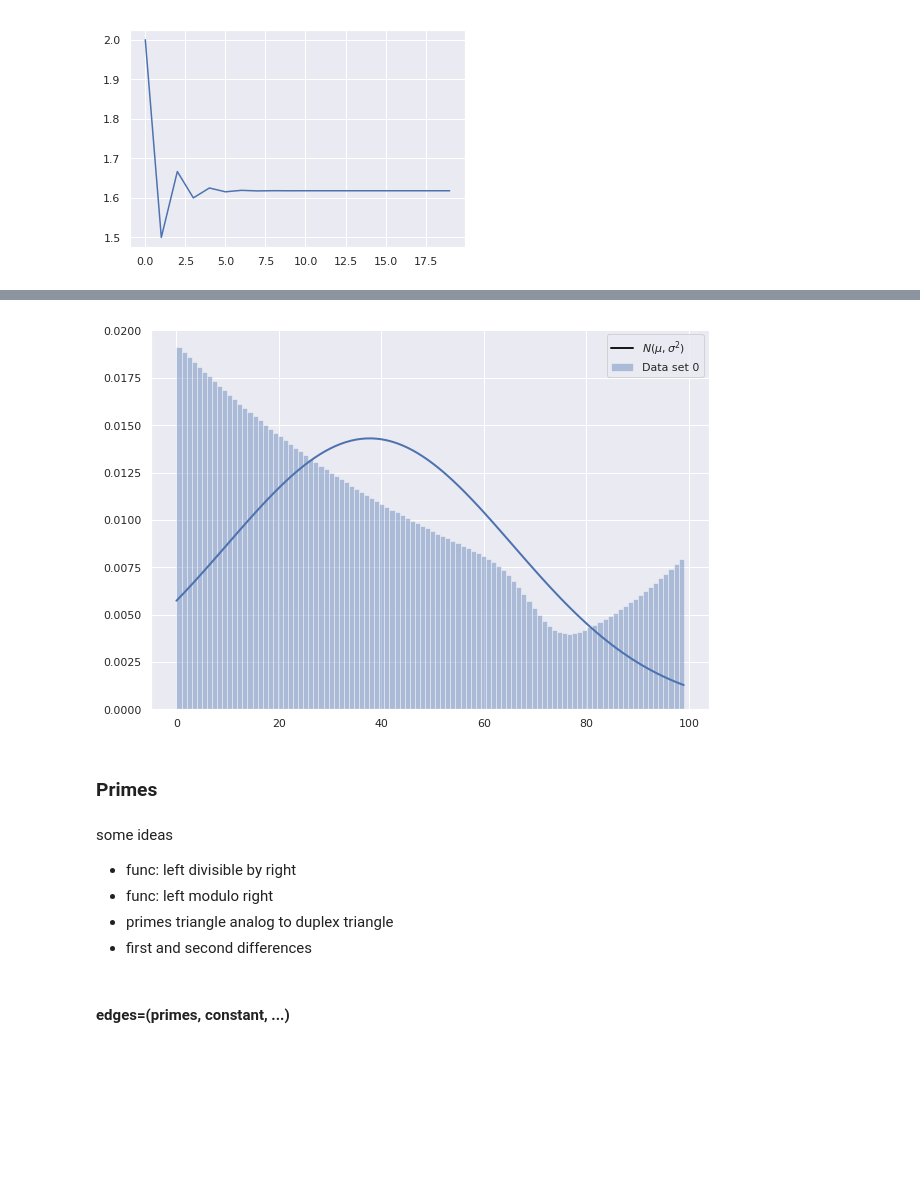
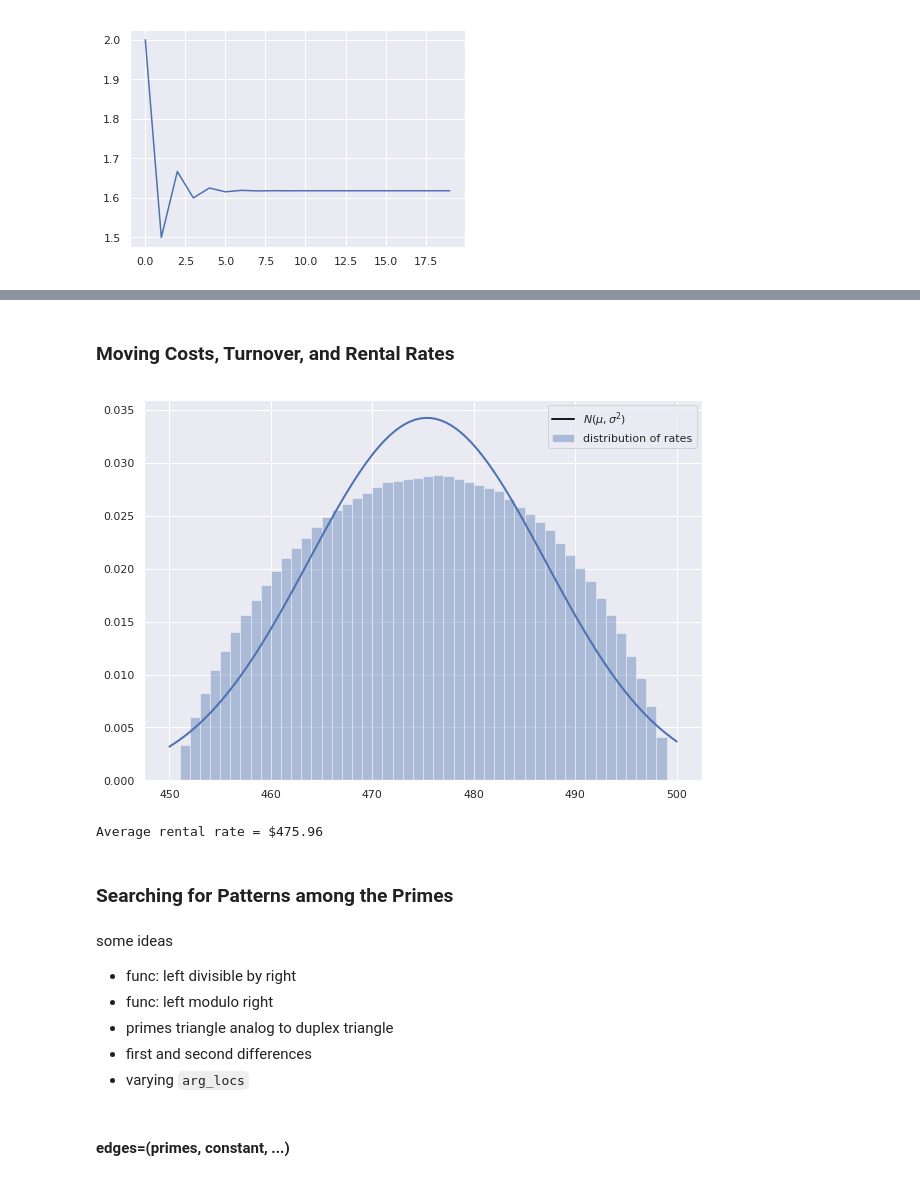
Before and after one commit to tedteske/ndplex, a Jupyter notebook: ndplex_array.ipynb, the cells around one changed output, grey strips where cells are left out. Drawn from its saved outputs; the diff is of its cells as text; code cells hidden in the pictures; blank space fills up the shorter version.

```diff
--- a/ndplex_array.ipynb
+++ b/ndplex_array.ipynb
@@ -1549,15 +1519,46 @@ p=ndplex(size,edges=[ren,new],func=f,dtype=np.float64)
-# %%
- diag_as_hist(p.diag(loc=(size-1,0),move=(-1,1)))
-# %% [output]
-[figure, removed]
-# %% [markdown]
-### Primes
+# %% [markdown]
+### Moving Costs, Turnover, and Rental Rates
+# %%
+size = 50  # either number of lease periods or number of rental units
+
+turnover = 0.4 # fraction of tenants per lease period which move out
+renewals = 1 - turnover # fraction of tenants which renew their leases
+
+moving_costs = 600
+market_rent_rate = 450
+renewal_rent_rate = market_rent_rate + moving_costs/12.0
+# assumes that rational tenants are willing to renew if the new rental rate
+# is less than or equal to the market rent plus prorated moving costs
+
+f = lambda x: x[1]*renewals + x[0]*turnover #weighted average rental rate
+p_rates = ndplex(size,edges=[renewal_rent_rate, market_rent_rate],
+                 func=f,dtype=float)
+rental_rates = p_rates.diag(loc=[size-1,0], move=[-1,1])
+
+f2 = lambda x: x[1]*renewals/turnover + x[0] #weighted average renewed
+p_occs = ndplex(size, func=f2, dtype=float)
+weights = p_occs.diag(loc=[size-1,0], move=[-1,1])
+
+# fill in the gaps
+newx = np.linspace(min(rental_rates),max(rental_rates),size)
+rental_rates, weights  = zip(*sorted(zip(rental_rates, weights)))
+newy = np.interp(newx, xp=rental_rates, fp=weights)
+
+diag_as_hist(newy, x_values=newx, normed=True, labels=['distribution of rates'])
+avg_rental_rate = np.average(rental_rates,weights=weights).round(2)
+print("Average rental rate = $" + str(avg_rental_rate))
+# %% [output]
+[figure, added]
+Average rental rate = $475.96
+# %% [markdown]
+### Searching for Patterns among the Primes
 # %% [markdown]
 some ideas
 * func: left divisible by right
 * func: left modulo right
 * primes triangle analog to duplex triangle
 * first and second differences
+* varying `arg_locs`
 # %%
 #primes, first 1000
 target_url = 'https://gist.githubusercontent.com/cblanc/46ebbba6f42f61e60666/raw/8306166ecb892cedb0555f87eaa4f5f7e02980de/gistfile1.txt'
```
Also changed, not shown: parts of 62 cells of this notebook.
